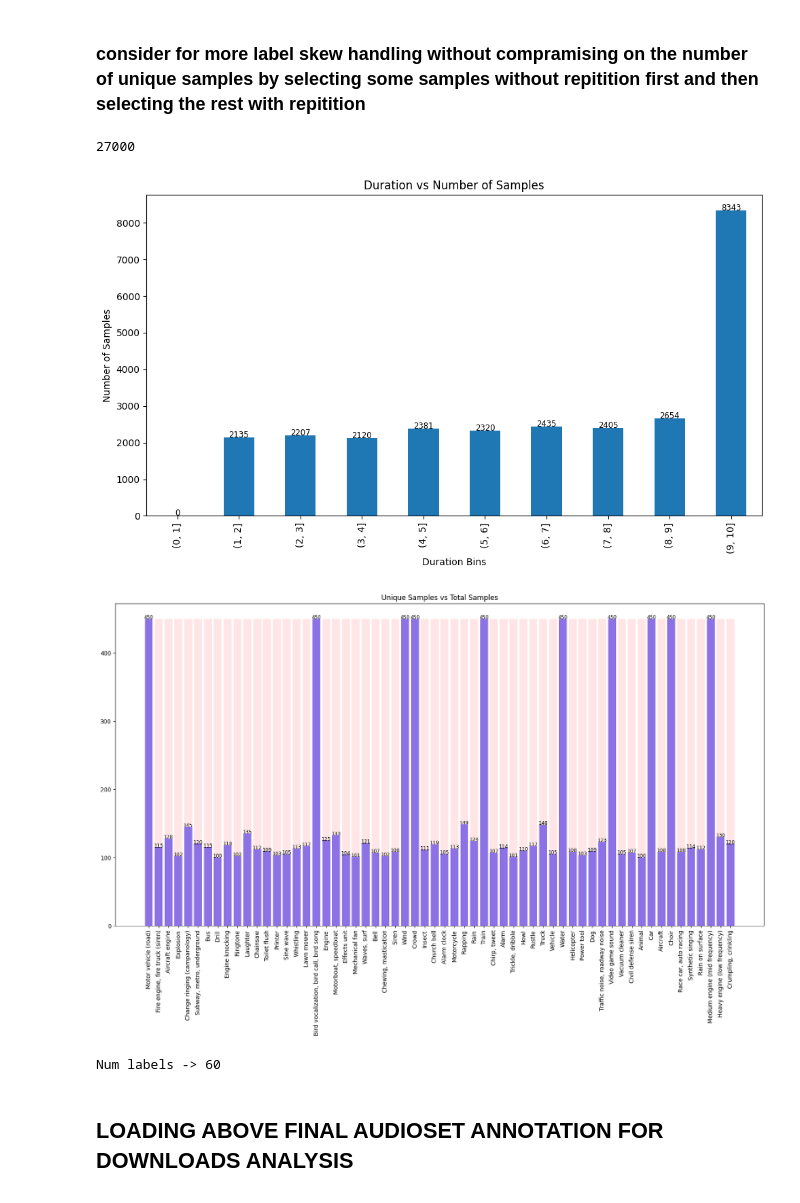
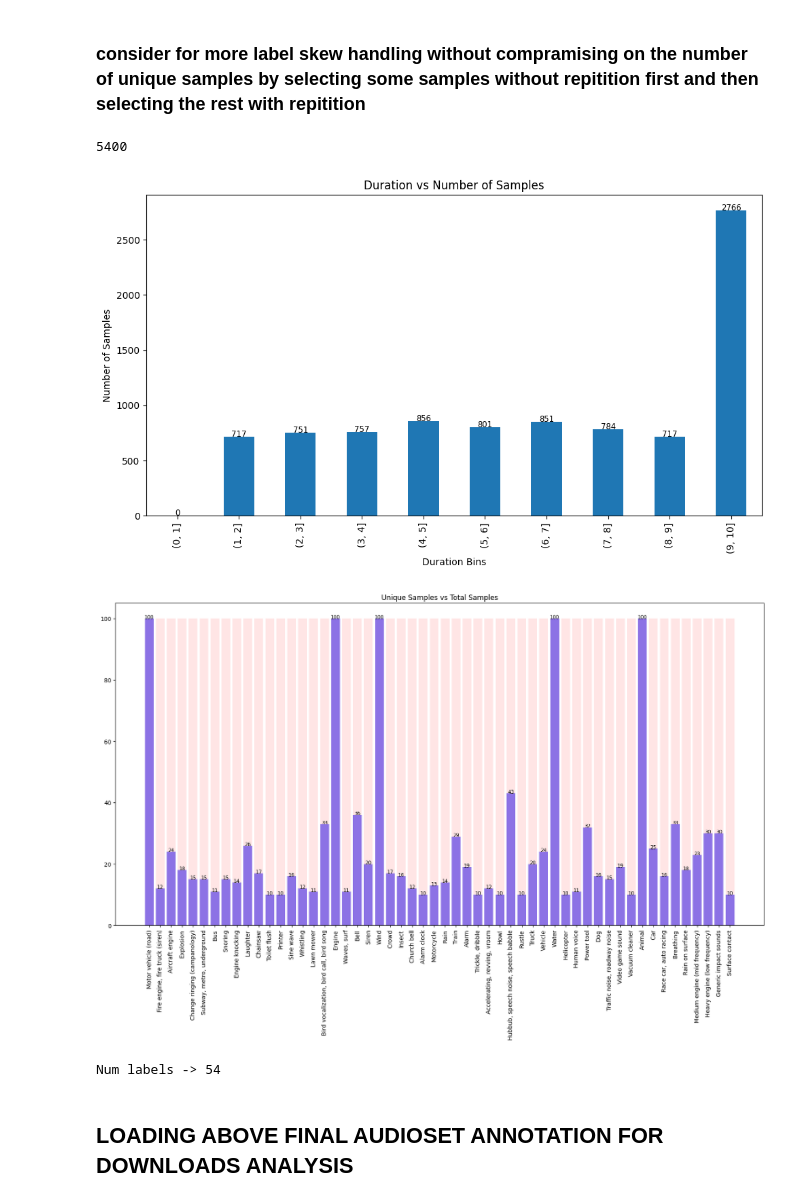
Before and after one commit to WhissleAI/visual_speech_recognition, a Jupyter notebook: analysis_audioset.ipynb, the cells around one changed output. Cells and saved outputs as stored; diff of their text form; code cells hidden in the pictures.

```diff
--- a/analysis_audioset.ipynb
+++ b/analysis_audioset.ipynb
@@ -84,11 +194,9 @@ def get_files_downloaded(split_type, u_l,l_l,base_dir):
         return df['YTID'].tolist()
 
 if __name__ == '__main__':
-    # split_type = 'eval'
-    split_type = 'train'
     base_dir = '/disk1/audioset/'
     for l_l in range(0,60000,10000):
         u_l = l_l + 10000
-        print(f"{l_l} to {u_l} -> {len(get_files_downloaded(split_type, u_l, l_l, base_dir))}")
-    print(f"Eval\n 0 to 9929 -> {len(get_files_downloaded('eval', 0, 9929, base_dir))}")
+        print(f"{l_l} to {u_l} -> {len(get_files_downloaded('train', u_l, l_l, base_dir))}")
+    print(f"Eval\n 0 to 7215-> {len(get_files_downloaded('eval', 0, 7215, base_dir))}")
 # %% [output]
@@ -440,27 +614,0 @@ ytid_to_label_df.head()
-# %%
-# plot binned time on x with 1sec and num samples in that bin on y
-def plot_binned_time_vs_num_samples(df, bin_size=1,add_coloumn_of_probs=True):
-    base_dir = '/disk1/audioset/' + split_type+'/videos/'
-    bins = range(0, int(df['end_time'].max()) + bin_size, bin_size)
-    df['binned_duration'] = pd.cut(df['duration'], bins)
-    num_samples_per_bin = df['binned_duration'].value_counts().sort_index()
-    plt.figure(figsize=(10, 6))
-    num_samples_per_bin.plot(kind='bar')
-    plt.title('Duration vs Number of Samples')
-    plt.xlabel('Duration Bins')
-    plt.ylabel('Number of Samples')
-    # add count on top of each bar
-    for i, v in enumerate(num_samples_per_bin):
-        plt.text(i, v, str(v), ha='center', fontsize='small')
-    plt.tight_layout()
-    plt.show()
-    if add_coloumn_of_probs:
-        # add prbs_with_duration coloumn to df with inverse probality of duration with respect to num_samples_per_bin
-        df['prbs_with_duration'] = df['binned_duration'].apply(lambda x: len(df)/num_samples_per_bin[x])
-        # get YTID of all samples and check if it is present in base_dir else keep its prob as -50
-        videos_list = os.listdir(base_dir)
-        df['is_present'] = df['YTID'].apply(lambda x: x + '.mp4' in videos_list)
-        df['prbs_with_duration'] = df.apply(lambda x: x['prbs_with_duration'] if x['is_present'] else 0.0001, axis=1)
-    return df
-
-ytid_to_label_df = plot_binned_time_vs_num_samples(ytid_to_label_df,add_coloumn_of_probs=True)
@@ -519,14 +663,8 @@ import pandas as pd
 import os
 import numpy as np
 
-split_type = 'train'
-with open(f'/disk1/audioset/annotations/it1_audioset_anns_{split_type}.json', 'r') as f:
+with open(f'/disk1/v1/audioset/audioset_anns_{split_type}.json', 'r') as f:
     ytid_to_label_df = pd.read_json(f)
 ytid_to_label_df.head()
-# print the top 5 labels with their num occurences that have duration greater than 9 sec
-# ytid_to_label_df = ytid_to_label_df[ytid_to_label_df['duration'] > 9]
-# label_to_count = ytid_to_label_df['label'].value_counts()
-# print with their counts
-# print(label_to_count.head(5))
 # %% [output]
 |  | YTID | label | duration | start_time | end_time | binned_duration | prbs_with_duration | is_present |
@@ -566,45 +704,43 @@ for label in all_labels:
 final_anns.reset_index(drop=True, inplace=True)
 print(len(final_anns))
 # save final_anns to json
-# final_anns.to_json(f'/disk1/audioset/annotations/it1_audioset_anns_final_{split_type}.json', orient='records')
+final_anns.to_json(f'/disk1/v1/audioset/audioset_anns_final_{split_type}.json', orient='records')
 # %% [output]
-27000
+5400
 # %%
-# final_anns = json.load(open(f'/disk1/audioset/annotations/it1_audioset_anns_final_{split_type}.json'))
 plot_binned_time_vs_num_samples(final_anns,add_coloumn_of_probs=False)
 def plot_unique_samples_vs_total_samples(df):
     label_to_count = df['label'].value_counts()
     label_to_unique_count = df.groupby('label')['YTID'].nunique()
     plt.figure(figsize=(20, 10))
     # use mid_to_label to convert mid to label
     label_to_unique_count = {mid_to_label[mid_to_label['mid'] == k]['label'].values[0]: v for k, v in label_to_unique_count.items()}
     label_to_count = {mid_to_label[mid_to_label['mid'] == k]['label'].values[0]: v for k, v in label_to_count.items()}
     plt.bar(label_to_unique_count.keys(), label_to_unique_count.values(), color='b', alpha=0.5)
     # keep counts on top of bar
     for i, v in enumerate(label_to_unique_count.values()):
         plt.text(i, v, str(v), ha='center', fontsize='small')
     plt.bar(label_to_count.keys(), label_to_count.values(), color='r', alpha=0.1)
     plt.title('Unique Samples vs Total Samples')
     # x labels are rotated by 90 degrees for readability
     plt.xticks(rotation=90)
     plt.show()
 
 mid_to_label = pd.read_csv('/disk1/audioset/annotations/mid_to_display_name.tsv', sep='\t', names=['mid', 'label'])
-split_type = 'train'
-final_anns = pd.read_json(f'/disk1/audioset/annotations/it1_audioset_anns_final_{split_type}.json')
+final_anns = pd.read_json(f'/disk1/v1/audioset/audioset_anns_final_{split_type}.json')
 plot_unique_samples_vs_total_samples(final_anns)
 # %% [output]
-[figure, old version]
+[figure, new version]
-[figure, old version]
+[figure, new version]
 # %%
 import json
 labels_list = final_anns['label'].unique()
 print(f"Num labels -> {len(labels_list)}")
 # save it as json
-with open('/disk1/audioset/annotations/it1_audioset_labels.json', 'w') as f:
+with open('/disk1/v1/audioset/it1_audioset_labels.json', 'w') as f:
     json.dump(labels_list.tolist(), f)
 # %% [output]
-Num labels -> 60
+Num labels -> 54
 # %% [markdown]
 ## LOADING ABOVE FINAL AUDIOSET ANNOTATION FOR DOWNLOADS ANALYSIS
 # %%
```
Also changed, not shown: parts of 39 cells of this notebook, 3 other files.
